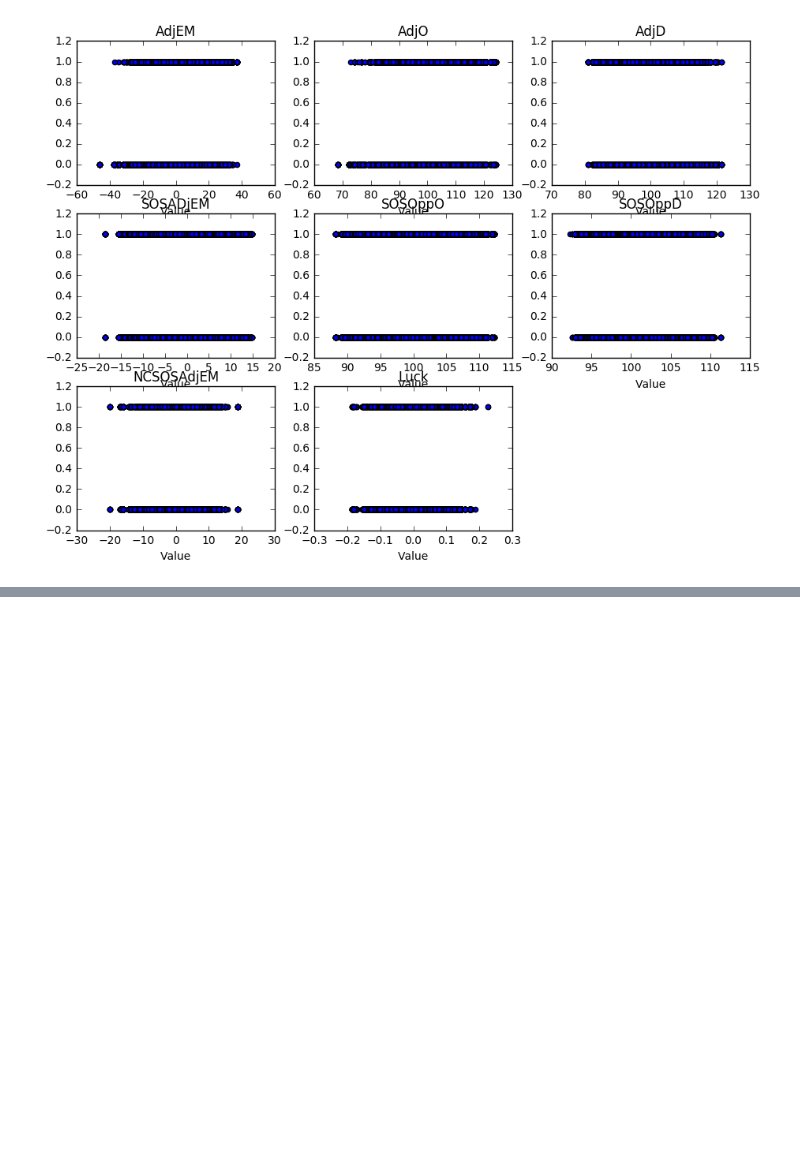
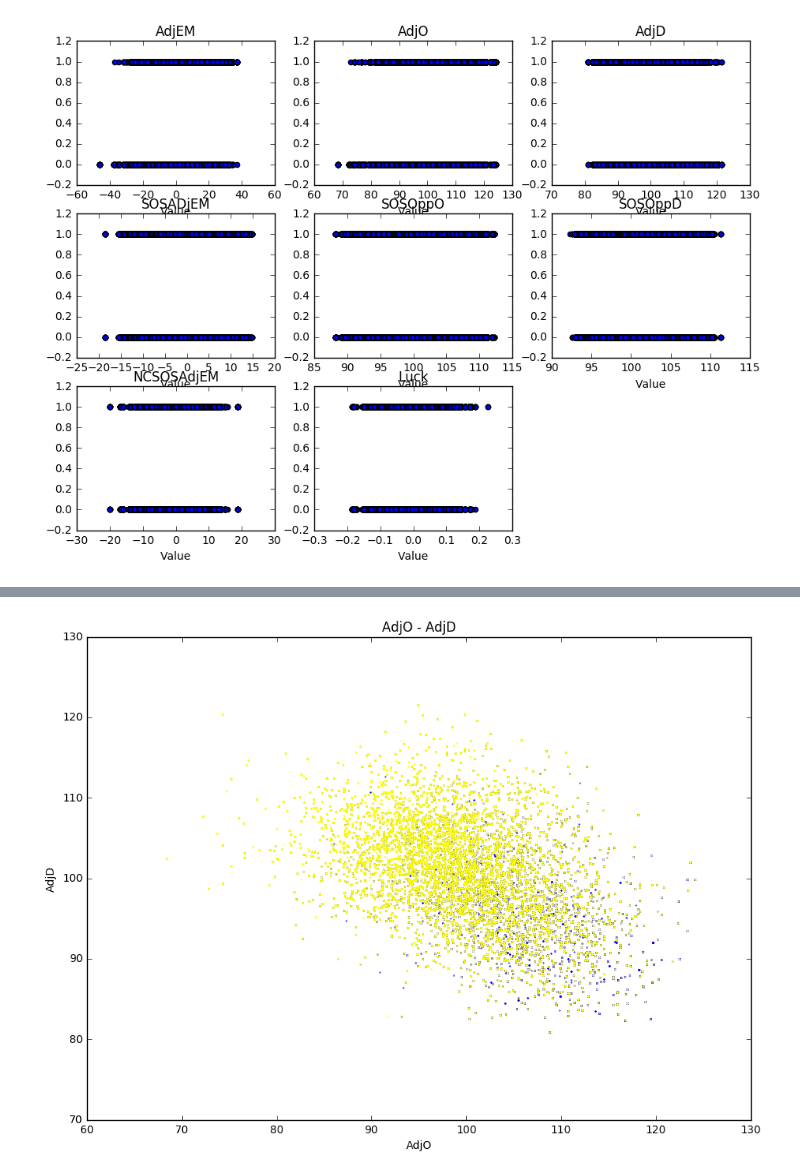
Before and after one commit to Iviglious/basket_predict_ncaa, a Jupyter notebook: DA - NCAA - Feature Digrams A.ipynb, the cells around one changed output, grey strips where cells are left out. Drawn from its saved outputs; the diff is of its cells as text; code cells hidden in the pictures; blank space fills up the shorter version.

```diff
--- a/DA - NCAA - Feature Digrams A.ipynb
+++ b/DA - NCAA - Feature Digrams A.ipynb
@@ -203,0 +247,14 @@ plt.show()
+# %%
+# XY scatter - Correlation - selected
+# AdjO - AdjD
+plt.figure(figsize=(11,8))
+plt.title('AdjO - AdjD')
+plt.xlabel('AdjO')
+plt.ylabel('AdjD')
+plt.scatter(data.loc[data.WL == 1].T1_AdjO, data.loc[data.WL == 1].T1_AdjD, color='blue', s=0.2) # Win
+plt.scatter(data.loc[data.WL == 0].T1_AdjO, data.loc[data.WL == 0].T1_AdjD, color='yellow', s=0.2) # Lost
+
+plt.savefig('img/Correlation_AdjO_AdjD.png')
+plt.show()
+# %% [output]
+[figure, added]
```
Also changed, not shown: parts of 4 cells of this notebook, 12 other files.
